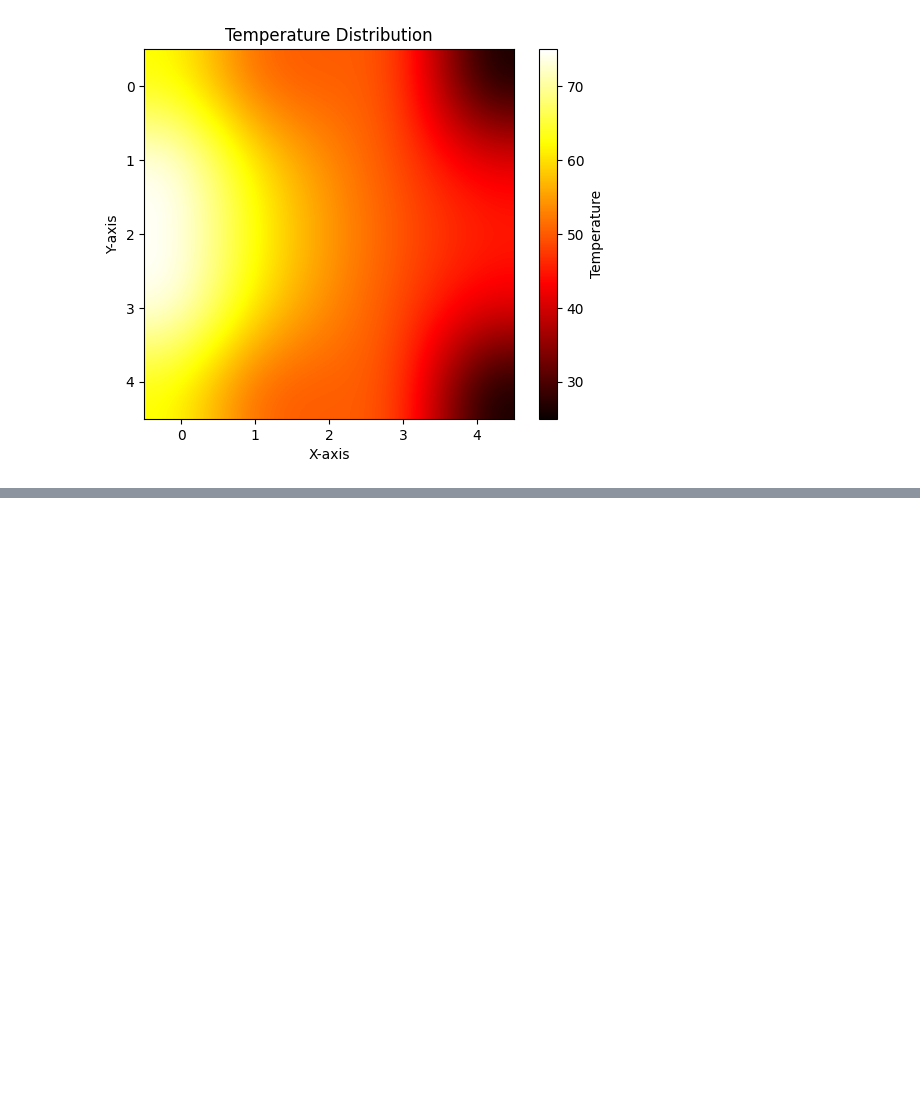
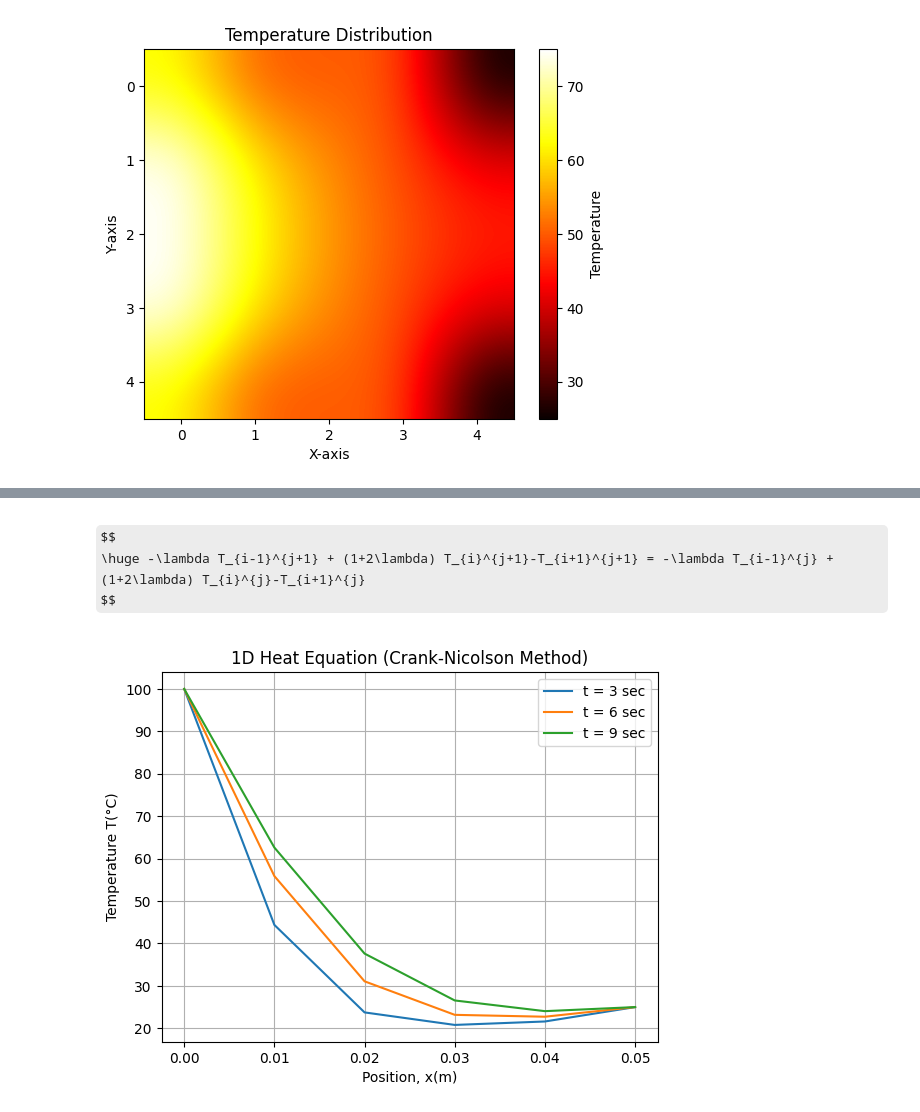
Before and after one commit to drmksong/numana_nb_2025, a Jupyter notebook: lect_10_pde.ipynb, the cells around one changed output, grey strips where cells are left out. Cells and saved outputs as stored; diff of their text form; code cells hidden in the pictures; some formulas as TeX source; blank space fills up the shorter version.

```diff
--- a/lect_10_pde.ipynb
+++ b/lect_10_pde.ipynb
@@ -503,0 +651,75 @@ plt.show()
+# %% [markdown]
+$$
+\huge -\lambda T_{i-1}^{j+1} + (1+2\lambda) T_{i}^{j+1}-T_{i+1}^{j+1} = -\lambda T_{i-1}^{j} + (1+2\lambda) T_{i}^{j}-T_{i+1}^{j}
+$$
+# %%
+def heat_equation_1d_crank_nicolson(T_Left, T_Right, alpha=1.4129E-5, L=0.05, nx=6, dt=3, nt=3):
+    """
+    Solves the 1D heat equation using the Crank-Nicolson method.
+
+    Parameters:
+        T_Left (float): Left boundary temperature.
+        T_Right (float): Right boundary temperature.
+        alpha (float): Thermal diffusivity.
+        L (float): Length of the rod.
+        nx (int): Number of spatial points.
+        dt (float): Time step size.
+        nt (int): Number of time steps.
+
+    Returns:
+        list: Temperature distribution at each time step.
+    """
+    dx = L / (nx - 1)  # Spatial step size
+    lambda_ = alpha * dt / dx**2  # Stability parameter
+
+    # Initialize temperature array
+    T = np.zeros(nx) + 20  # Initial temperature distribution
+    T[0] = T_Left  # Left boundary condition
+    T[-1] = T_Right  # Right boundary condition
+
+    # Coefficient matrices
+    A = np.zeros((nx, nx))
+    B = np.zeros((nx, nx))
+
+    # Fill the coefficient matrices
+    for i in range(1, nx - 1):
+        A[i, i - 1] = -lambda_ / 2
+        A[i, i] = 1 + lambda_
+        A[i, i + 1] = -lambda_ / 2
+
+        B[i, i - 1] = lambda_ / 2
+        B[i, i] = 1 - lambda_
+        B[i, i + 1] = lambda_ / 2
+
+    A[0, 0] = A[-1, -1] = 1  # Boundary conditions
+    B[0, 0] = B[-1, -1] = 1
+
+    # Time-stepping loop
+    TL = []
+    for n in range(nt):
+        b = np.dot(B, T)
+        b[0] = T_Left
+        b[-1] = T_Right
+        T = np.linalg.solve(A, b)
+        TL.append(T.copy())
+
+    return TL
+
+# Example usage
+T_Left = 100
+T_Right = 25
+dt = 3
+TL_crank_nicolson = heat_equation_1d_crank_nicolson(T_Left, T_Right)
+
+# Plot the results
+x = np.linspace(0, L, nx)
+for i, T in enumerate(TL_crank_nicolson):
+    plt.plot(x, T, label=f't = {dt * (i + 1)} sec')
+plt.title('1D Heat Equation (Crank-Nicolson Method)')
+plt.xlabel('Position, x(m)')
+plt.ylabel('Temperature T(°C)')
+plt.grid()
+plt.legend()
+plt.show()
+# %% [output]
+[figure, added]
```
Also changed, not shown: parts of 9 cells of this notebook.
